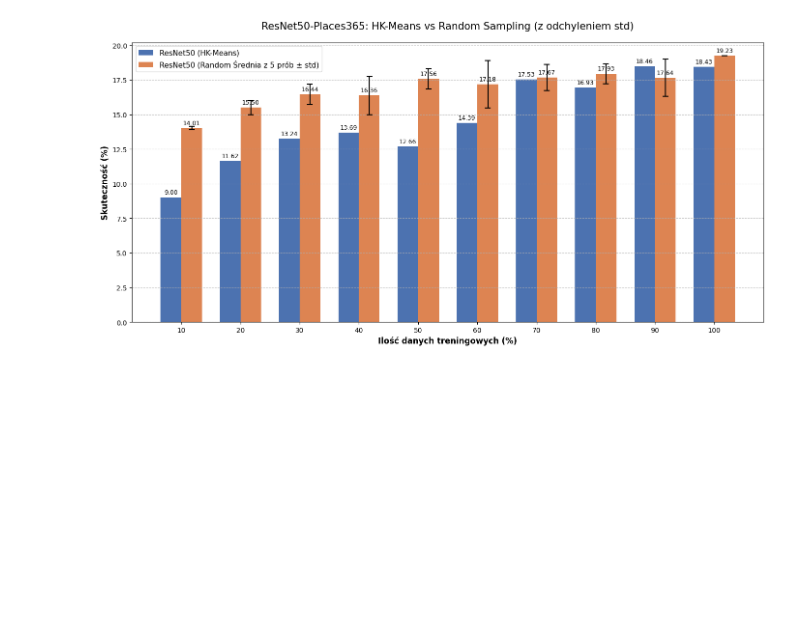
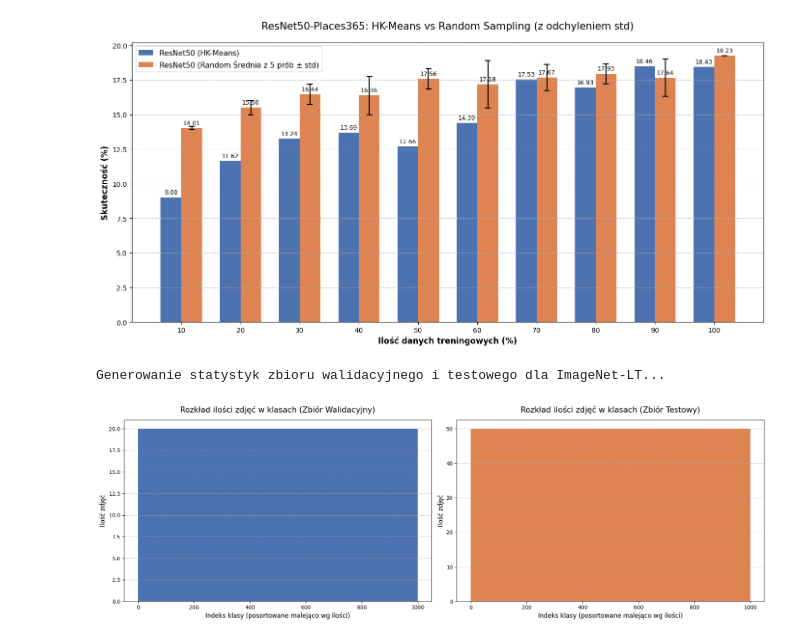
Before and after one commit to Micaet/WB2_Project, a Jupyter notebook: BigDatasetLT.ipynb, the cells around one changed output. Drawn from its saved outputs; the diff is of its cells as text; code cells hidden in the pictures; blank space fills up the shorter version.

```diff
--- a/BigDatasetLT.ipynb
+++ b/BigDatasetLT.ipynb
@@ -1104,3 +1098,31 @@ plt.savefig('plots/wykres_resnet_hk_vs_random_bar_std.png', dpi=300)
 plt.show()
 # %% [output]
 [figure]
+# %%
+print("Generowanie statystyk zbioru walidacyjnego i testowego dla ImageNet-LT...")
+
+val_class_counts = Counter(val_labels.numpy())
+test_class_counts = Counter(test_labels.numpy())
+
+v_labels, v_counts = zip(*sorted(val_class_counts.items(), key=lambda x: x[1], reverse=True))
+t_labels, t_counts = zip(*sorted(test_class_counts.items(), key=lambda x: x[1], reverse=True))
+
+fig, (ax1, ax2) = plt.subplots(1, 2, figsize=(18, 6))
+ax1.bar(range(len(v_labels)), v_counts, color='#4C72B0', width=1.0)
+ax1.set_title('Rozkład ilości zdjęć w klasach (Zbiór Walidacyjny)', fontsize=15, pad=15)
+ax1.set_xlabel('Indeks klasy (posortowane malejąco wg ilości)', fontsize=12)
+ax1.set_ylabel('Ilość zdjęć', fontsize=12)
+ax1.grid(axis='y', linestyle='--', alpha=0.7)
+
+ax2.bar(range(len(t_labels)), t_counts, color='#DD8452', width=1.0)
+ax2.set_title('Rozkład ilości zdjęć w klasach (Zbiór Testowy)', fontsize=15, pad=15)
+ax2.set_xlabel('Indeks klasy (posortowane malejąco wg ilości)', fontsize=12)
+ax2.set_ylabel('Ilość zdjęć', fontsize=12)
+ax2.grid(axis='y', linestyle='--', alpha=0.7)
+
+plt.tight_layout()
+plt.savefig('plots/val_test_distribution.png', dpi=300)
+plt.show()
+# %% [output]
+Generowanie statystyk zbioru walidacyjnego i testowego dla ImageNet-LT...
+[figure, added]
```
Also changed, not shown: parts of 9 cells of this notebook, 25 other files.
